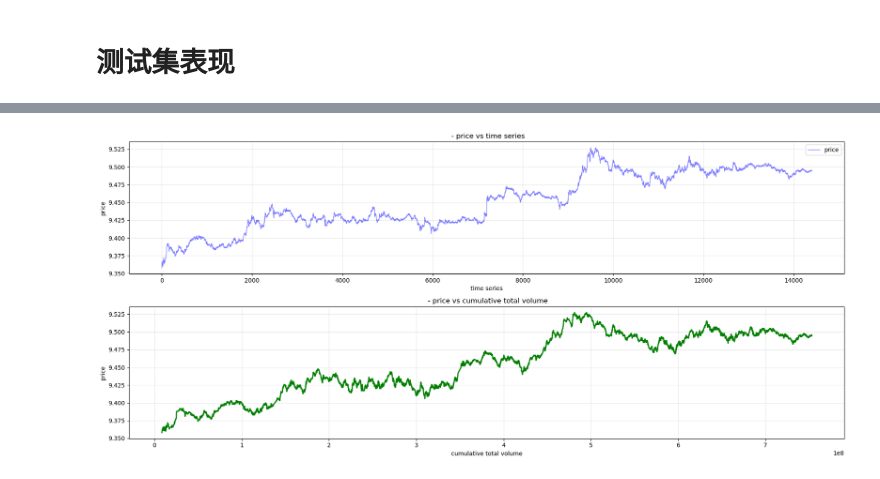
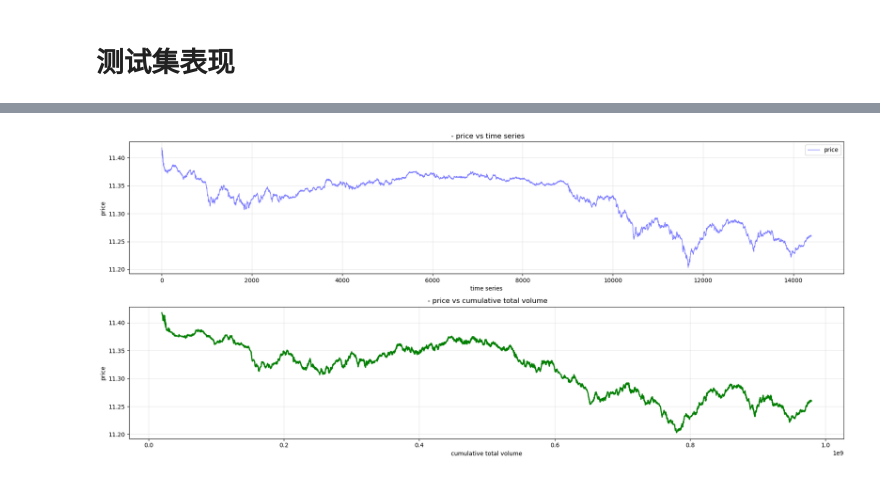
Before and after one commit to artinsophia/Quant-Intern-2026, a Jupyter notebook: two_models/delta.ipynb, the cells around one changed output, grey strips where cells are left out. Drawn from its saved outputs; the diff is of its cells as text; code cells hidden in the pictures.

```diff
--- a/two_models/delta.ipynb
+++ b/two_models/delta.ipynb
@@ -674,9 +706,9 @@ print(df)
 # %%
 from plot_price import plot_price_analysis
 import matplotlib.pyplot as plt
 
 
-snap_list = base_tool.snap_list_load(instrument_id, "20260327")
+snap_list = base_tool.snap_list_load(instrument_id, "20260303")
 plot_price_analysis(snap_list)
 # %% [output]
-[figure, old version]
+[figure, new version]
```
Also changed, not shown: parts of 16 cells of this notebook.
